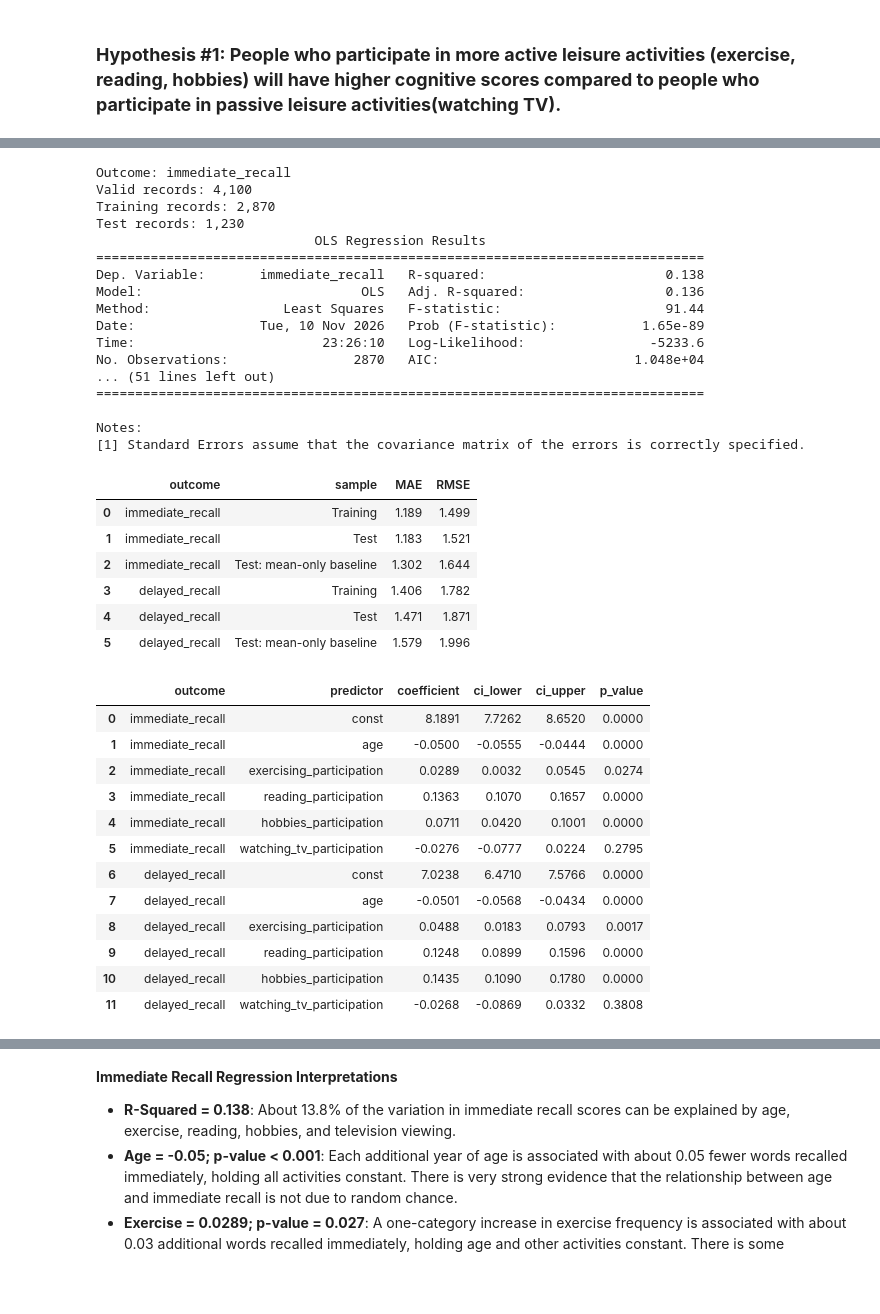
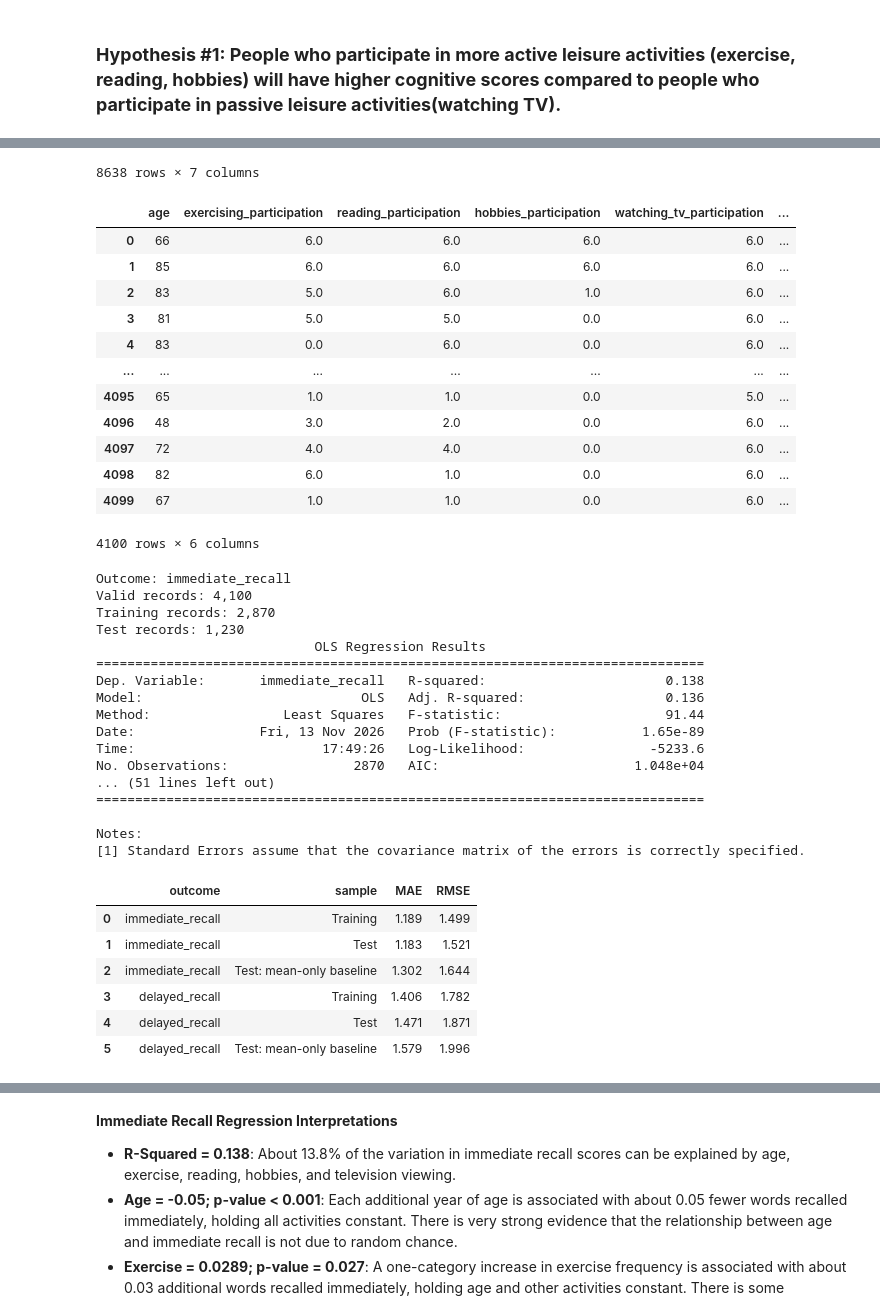
Before and after one commit to rem388/DataSciProject, a Jupyter notebook: Phase4.ipynb, the cells around one changed output, grey strips where cells are left out. Drawn from its saved outputs; the diff is of its cells as text; code cells hidden in the pictures; blank space fills up the shorter version.

```diff
--- a/Phase4.ipynb
+++ b/Phase4.ipynb
@@ -247,6 +252,8 @@ We will fit two multiple linear regressions: one for **immediate recall** and on
 **Interpreting coefficients.** Each activity coefficient describes the expected difference in recall score associated with a one-step increase in participation frequency, **all else equal**. Positive coefficients for exercise, reading, or hobbies would be in the direction predicted by Hypothesis 1. A negative television coefficient would indicate that more frequent television viewing is associated with lower recall.
 # %%
 h1_hrs_regression_data = pd.read_csv("data_cleaned/h1_regression_data.csv")
+
+display(h1_hrs_regression_data)
 
 predictors = [
     "age",
@@ -257,6 +264,7 @@ predictors = [
 ]
 
 immediate_model_data = pd.read_csv("data_cleaned/h1_hrs_immediate_model_data.csv")
+display(immediate_model_data)
 delayed_model_data = pd.read_csv("data_cleaned/h1_hrs_delayed_model_data.csv")
 
 
@@ -326,37 +346,38 @@ display(regression_results.round(4))
-Outcome: immediate_recall
-Valid records: 4,100
-Training records: 2,870
-Test records: 1,230
-                            OLS Regression Results
-==============================================================================
-Dep. Variable:       immediate_recall   R-squared:                       0.138
-Model:                            OLS   Adj. R-squared:                  0.136
-Method:                 Least Squares   F-statistic:                     91.44
-Date:                Tue, 10 Nov 2026   Prob (F-statistic):           1.65e-89
-Time:                        23:26:10   Log-Likelihood:                -5233.6
-No. Observations:                2870   AIC:                         1.048e+04
-... (51 lines left out)
-==============================================================================
-
-Notes:
-[1] Standard Errors assume that the covariance matrix of the errors is correctly specified.
+8638 rows × 7 columns
-|  | outcome | sample | MAE | RMSE |
-| 0 | immediate_recall | Training | 1.189 | 1.499 |
-| 1 | immediate_recall | Test | 1.183 | 1.521 |
-| 2 | immediate_recall | Test: mean-only baseline | 1.302 | 1.644 |
-| 3 | delayed_recall | Training | 1.406 | 1.782 |
-| 4 | delayed_recall | Test | 1.471 | 1.871 |
-| 5 | delayed_recall | Test: mean-only baseline | 1.579 | 1.996 |
-|  | outcome | predictor | coefficient | ci_lower | ci_upper | p_value |
-| 0 | immediate_recall | const | 8.1891 | 7.7262 | 8.6520 | 0.0000 |
-| 1 | immediate_recall | age | -0.0500 | -0.0555 | -0.0444 | 0.0000 |
-| 2 | immediate_recall | exercising_participation | 0.0289 | 0.0032 | 0.0545 | 0.0274 |
-| 3 | immediate_recall | reading_participation | 0.1363 | 0.1070 | 0.1657 | 0.0000 |
-| 4 | immediate_recall | hobbies_participation | 0.0711 | 0.0420 | 0.1001 | 0.0000 |
-| 5 | immediate_recall | watching_tv_participation | -0.0276 | -0.0777 | 0.0224 | 0.2795 |
-| 6 | delayed_recall | const | 7.0238 | 6.4710 | 7.5766 | 0.0000 |
-| 7 | delayed_recall | age | -0.0501 | -0.0568 | -0.0434 | 0.0000 |
-| 8 | delayed_recall | exercising_participation | 0.0488 | 0.0183 | 0.0793 | 0.0017 |
-| 9 | delayed_recall | reading_participation | 0.1248 | 0.0899 | 0.1596 | 0.0000 |
-| 10 | delayed_recall | hobbies_participation | 0.1435 | 0.1090 | 0.1780 | 0.0000 |
-| 11 | delayed_recall | watching_tv_participation | -0.0268 | -0.0869 | 0.0332 | 0.3808 |
+|  | age | exercising_participation | reading_participation | hobbies_participation | watching_tv_participation | ... |
+| 0 | 66 | 6.0 | 6.0 | 6.0 | 6.0 | ... |
+| 1 | 85 | 6.0 | 6.0 | 6.0 | 6.0 | ... |
+| 2 | 83 | 5.0 | 6.0 | 1.0 | 6.0 | ... |
+| 3 | 81 | 5.0 | 5.0 | 0.0 | 6.0 | ... |
+| 4 | 83 | 0.0 | 6.0 | 0.0 | 6.0 | ... |
+| ... | ... | ... | ... | ... | ... | ... |
+| 4095 | 65 | 1.0 | 1.0 | 0.0 | 5.0 | ... |
+| 4096 | 48 | 3.0 | 2.0 | 0.0 | 6.0 | ... |
+| 4097 | 72 | 4.0 | 4.0 | 0.0 | 6.0 | ... |
+| 4098 | 82 | 6.0 | 1.0 | 0.0 | 6.0 | ... |
+| 4099 | 67 | 1.0 | 1.0 | 0.0 | 6.0 | ... |
+4100 rows × 6 columns
+Outcome: immediate_recall
+Valid records: 4,100
+Training records: 2,870
+Test records: 1,230
+                            OLS Regression Results
+==============================================================================
+Dep. Variable:       immediate_recall   R-squared:                       0.138
+Model:                            OLS   Adj. R-squared:                  0.136
+Method:                 Least Squares   F-statistic:                     91.44
+Date:                Fri, 13 Nov 2026   Prob (F-statistic):           1.65e-89
+Time:                        17:49:26   Log-Likelihood:                -5233.6
+No. Observations:                2870   AIC:                         1.048e+04
+... (51 lines left out)
+==============================================================================
+
+Notes:
+[1] Standard Errors assume that the covariance matrix of the errors is correctly specified.
+|  | outcome | sample | MAE | RMSE |
+| 0 | immediate_recall | Training | 1.189 | 1.499 |
+| 1 | immediate_recall | Test | 1.183 | 1.521 |
+| 2 | immediate_recall | Test: mean-only baseline | 1.302 | 1.644 |
+| 3 | delayed_recall | Training | 1.406 | 1.782 |
+| 4 | delayed_recall | Test | 1.471 | 1.871 |
+| 5 | delayed_recall | Test: mean-only baseline | 1.579 | 1.996 |
```
Also changed, not shown: parts of 17 cells of this notebook, 7 other files.
